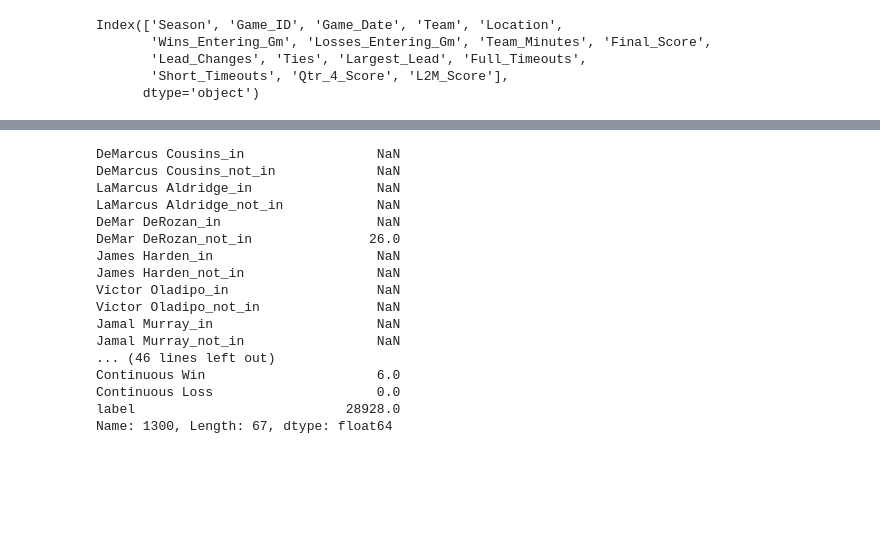
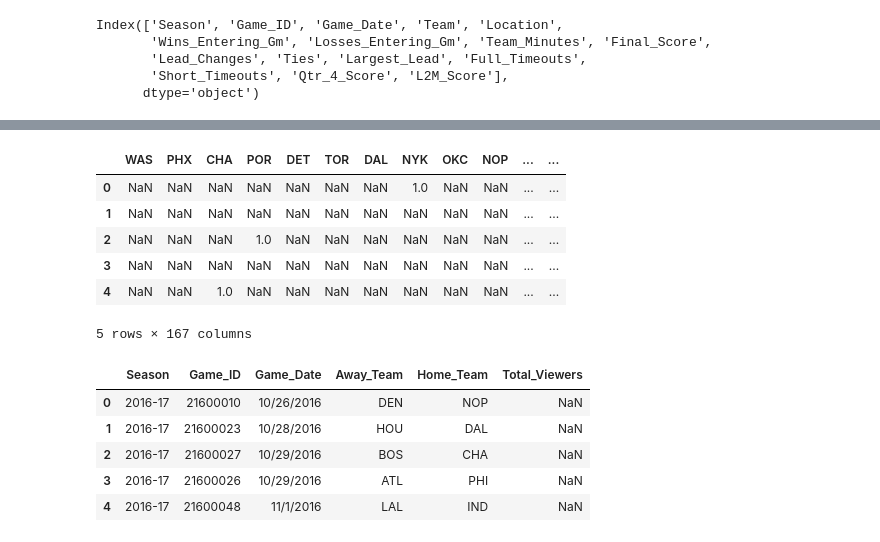
Before and after one commit to jzqb/nba-hackathon-2018, a Jupyter notebook: Business Analytics/preprocessing.ipynb, the cells around one changed output, grey strips where cells are left out. Drawn from its saved outputs; the diff is of its cells as text; code cells hidden in the pictures; blank space fills up the shorter version.

Commit message:
Test_data

```diff
--- a/Business Analytics/preprocessing.ipynb
+++ b/Business Analytics/preprocessing.ipynb
@@ -80,8 +82,11 @@ def preprocess_training_data(game_data, player_data, past_game_data, player_info
     player_index, game_index, past_game_index = 0, 0, 0
     continuous_win, continuous_loss = {t:0 for t in team_set},  {t:0 for t in team_set}
     res, viewers_list = [], []
+    last_month, open_date = 8, True
     while game_index < len(game_data):
         game_date = game_data['Game_Date'][game_index]
+
+
         player_date = top_player_data['Game_Date'][player_index]
         past_game_date = past_game_data['Game_Date'][past_game_index]
         # 30 teams, 60 players * 2, 7 weekday, 7 month, continuous win and loss
@@ -161,23 +166,13 @@ X, y = preprocess_training_data(training_data, top_player_data,game_data, player
 X['label'] = y
 # %%
 X.to_csv('training_table.csv')
-# %%
-X.iloc[1300][100:]
-# %% [output]
-DeMarcus Cousins_in                 NaN
-DeMarcus Cousins_not_in             NaN
-LaMarcus Aldridge_in                NaN
-LaMarcus Aldridge_not_in            NaN
-DeMar DeRozan_in                    NaN
-DeMar DeRozan_not_in               26.0
-James Harden_in                     NaN
-James Harden_not_in                 NaN
-Victor Oladipo_in                   NaN
-Victor Oladipo_not_in               NaN
-Jamal Murray_in                     NaN
-Jamal Murray_not_in                 NaN
-... (46 lines left out)
-Continuous Win                      6.0
-Continuous Loss                     0.0
-label                           28928.0
-Name: 1300, Length: 67, dtype: float64
+# %%
+X.head()
+# %% [output]
+|  | WAS | PHX | CHA | POR | DET | TOR | DAL | NYK | OKC | NOP | ... | ... |
+| 0 | NaN | NaN | NaN | NaN | NaN | NaN | NaN | 1.0 | NaN | NaN | ... | ... |
+| 1 | NaN | NaN | NaN | NaN | NaN | NaN | NaN | NaN | NaN | NaN | ... | ... |
+| 2 | NaN | NaN | NaN | 1.0 | NaN | NaN | NaN | NaN | NaN | NaN | ... | ... |
+| 3 | NaN | NaN | NaN | NaN | NaN | NaN | NaN | NaN | NaN | NaN | ... | ... |
+| 4 | NaN | NaN | 1.0 | NaN | NaN | NaN | NaN | NaN | NaN | NaN | ... | ... |
+5 rows × 167 columns
@@ -183,0 +181,9 @@ Name: 1300, Length: 67, dtype: float64
+# %%
+test_data.head()
+# %% [output]
+|  | Season | Game_ID | Game_Date | Away_Team | Home_Team | Total_Viewers |
+| 0 | 2016-17 | 21600010 | 10/26/2016 | DEN | NOP | NaN |
+| 1 | 2016-17 | 21600023 | 10/28/2016 | HOU | DAL | NaN |
+| 2 | 2016-17 | 21600027 | 10/29/2016 | BOS | CHA | NaN |
+| 3 | 2016-17 | 21600026 | 10/29/2016 | ATL | PHI | NaN |
+| 4 | 2016-17 | 21600048 | 11/1/2016 | LAL | IND | NaN |
```
Also changed, not shown: parts of 7 cells of this notebook, 4 other files.
